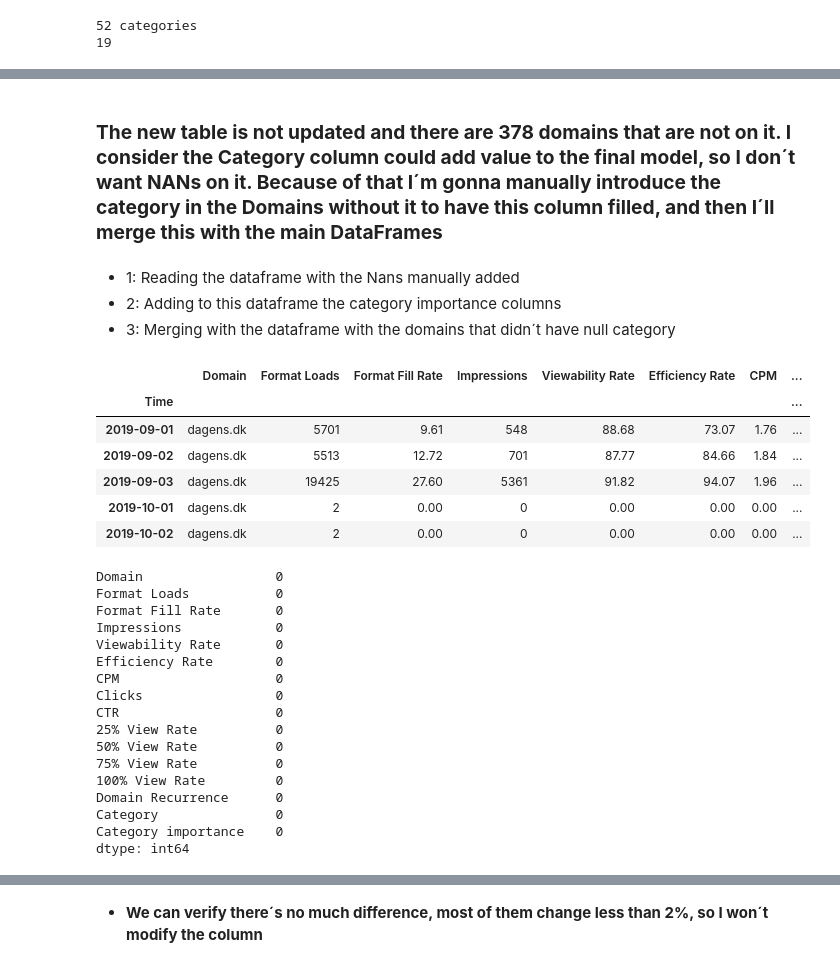
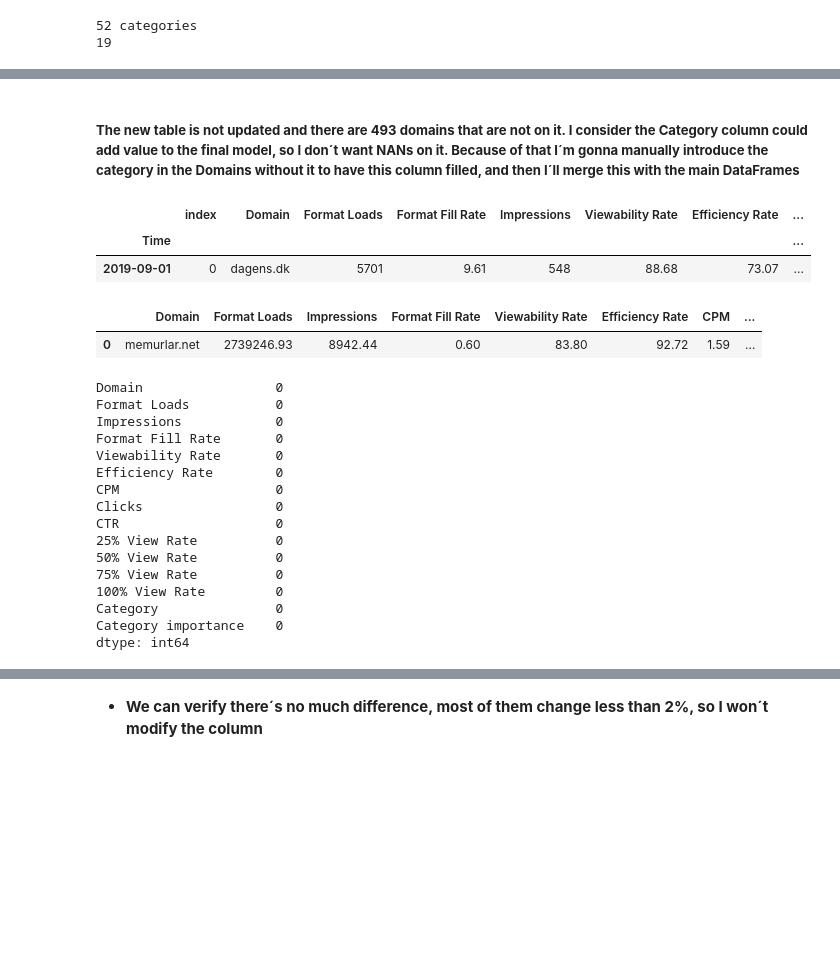
Before and after one commit to rfisla/FINAL-PROJECT-OF-KSCHOOL-MASTER, a Jupyter notebook: Full Data Interpretation.ipynb, the cells around one changed output, grey strips where cells are left out. Saved outputs shown, nothing was run; the diff lists cells and outputs as text; code cells hidden in the pictures; blank space fills up the shorter version.

```diff
--- a/Full Data Interpretation.ipynb
+++ b/Full Data Interpretation.ipynb
@@ -126,4 +126,4 @@ print(groupby_domains.shape)
 # %%
-groupby_domains = groupby_domains[groupby_domains['Format Loads']>30000]
-print(groupby_domains.shape)
+groupby_domains = groupby_domains[groupby_domains['Format Loads']>20000]
+print(f"After this filtering, we have {len(groupby_domains['Domain'].unique())} domain remain")
 # %% [output]
@@ -146,13 +142 @@ We have 12 months available, 366 days. Of course it´s not the same a Domain wit
-# %%
-#Creating a Dataframe with the number of days that each domain appears
-recurrence = pd.DataFrame(data['Domain'].value_counts()).reset_index()
-recurrence.columns = ['Domain', 'Recurrence']
-
-#List comprehension to assign the levels based on the number of days
-recurrence['Domain Recurrence'] = [(x/366)*100 for x in recurrence['Recurrence']]
-recurrence = recurrence[['Domain', 'Domain Recurrence']]
-
-#Adding the column to the main Dataframe
-data = data.merge(recurrence, on='Domain', how='left').set_index('Time')
-groupby_domains = groupby_domains.merge(recurrence, on='Domain', how='left')
 # %% [markdown]
@@ -160,5 +144,5 @@ groupby_domains = groupby_domains.merge(recurrence, on='Domain', how='left')
 # %%
-categories = pd.read_csv('Index Exchange Quality Inventory Mapping - Existing Acccount-Reseller-Domains - Compliance (1).csv')
+categories = pd.read_csv('DATA/Index Exchange Quality Inventory Mapping - Existing Acccount-Reseller-Domains - Compliance.csv')
 categories.columns = ['Unnamed: 0', 'Partner/Seller Name', 'Partner/Seller ID',
        'Inventory Relationship\n(select from dropdown)', 'Domain',
        'Category', 'Monthly Volume', 'Ad Formats',
@@ -216,36 +199,33 @@ category_nans.to_csv('Category_NANS.csv')
 # %% [markdown]
-### **The new table is not updated and there are 378 domains that are not on it. I consider the Category column could add value to the final model, so I don´t want NANs on it. Because of that I´m gonna manually introduce the category in the Domains without it to have this column filled, and then I´ll merge this with the main DataFrames**
+##### **The new table is not updated and there are 493 domains that are not on it. I consider the Category column could add value to the final model, so I don´t want NANs on it. Because of that I´m gonna manually introduce the category in the Domains without it to have this column filled, and then I´ll merge this with the main DataFrames**
-# %% [markdown]
-- 1: Reading the dataframe with the Nans manually added
-- 2: Adding to this dataframe the category importance columns
-- 3: Merging with the dataframe with the domains that didn´t have null category
 # %%
-#1
-groupby_domains_NANs_corrected = pd.read_csv('Category_NANS_corrected.csv')
-groupby_domains_NANs_corrected.drop('Unnamed: 0', axis=1, inplace=True)
+#Reading the dataframe with the Nans manually added
+groupby_domains_NANs_corrected = pd.read_csv('DATA/Category NANS corrected.csv', usecols=['Domain','Category'])
 
-#2
+#Adding to this dataframe the category importance columns
 groupby_domains_NANs_corrected = groupby_domains_NANs_corrected.merge(categories_importance, on='Category')
 groupby_domains_NANs_corrected = groupby_domains_NANs_corrected[['Domain','Category','Category importance']]
 
-#3
+#Merging with the dataframe with the domains that didn´t have null category
 categories_by_importance_complete = domains_categories_importance.merge(groupby_domains_NANs_corrected, how = 'outer')
 # %%
 data = data.reset_index().merge(categories_by_importance_complete, on='Domain', how='left').set_index('Time')
-display(data.head(5))
-data.isnull().sum()
+groupby_domains = groupby_domains.merge(categories_by_importance_complete, on='Domain', how ='left')
+
+display(data.head(1))
+display(groupby_domains.head(1))
+
+groupby_domains.isnull().sum()
 # %% [output]
-|  | Domain | Format Loads | Format Fill Rate | Impressions | Viewability Rate | Efficiency Rate | CPM | ... |
+|  | index | Domain | Format Loads | Format Fill Rate | Impressions | Viewability Rate | Efficiency Rate | ... |
 | Time |  |  |  |  |  |  |  | ... |
-| 2019-09-01 | dagens.dk | 5701 | 9.61 | 548 | 88.68 | 73.07 | 1.76 | ... |
-| 2019-09-02 | dagens.dk | 5513 | 12.72 | 701 | 87.77 | 84.66 | 1.84 | ... |
-| 2019-09-03 | dagens.dk | 19425 | 27.60 | 5361 | 91.82 | 94.07 | 1.96 | ... |
-| 2019-10-01 | dagens.dk | 2 | 0.00 | 0 | 0.00 | 0.00 | 0.00 | ... |
-| 2019-10-02 | dagens.dk | 2 | 0.00 | 0 | 0.00 | 0.00 | 0.00 | ... |
+| 2019-09-01 | 0 | dagens.dk | 5701 | 9.61 | 548 | 88.68 | 73.07 | ... |
+|  | Domain | Format Loads | Impressions | Format Fill Rate | Viewability Rate | Efficiency Rate | CPM | ... |
+| 0 | memurlar.net | 2739246.93 | 8942.44 | 0.60 | 83.80 | 92.72 | 1.59 | ... |
 Domain                 0
 Format Loads           0
+Impressions            0
 Format Fill Rate       0
-Impressions            0
 Viewability Rate       0
 Efficiency Rate        0
 CPM                    0
@@ -255,7 +235,6 @@ CTR                    0
 50% View Rate          0
 75% View Rate          0
 100% View Rate         0
-Domain Recurrence      0
 Category               0
 Category importance    0
 dtype: int64
```
Also changed, not shown: parts of 22 cells of this notebook.
